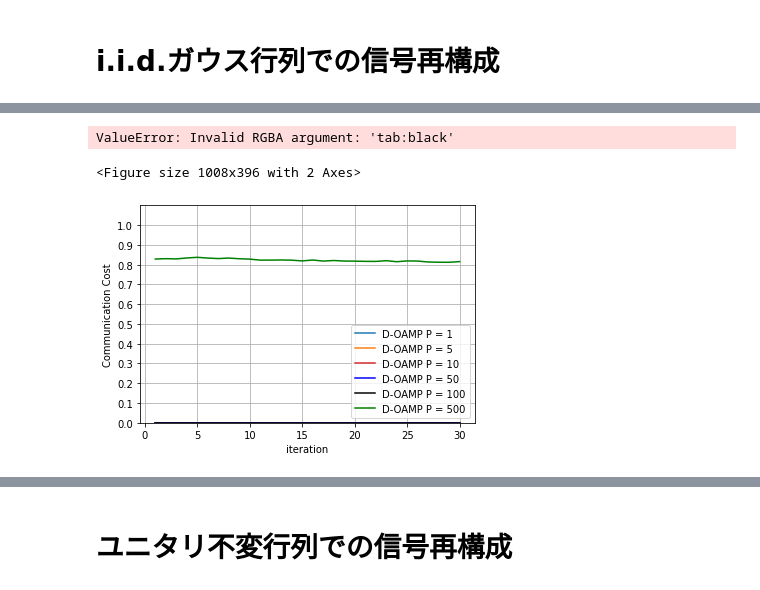
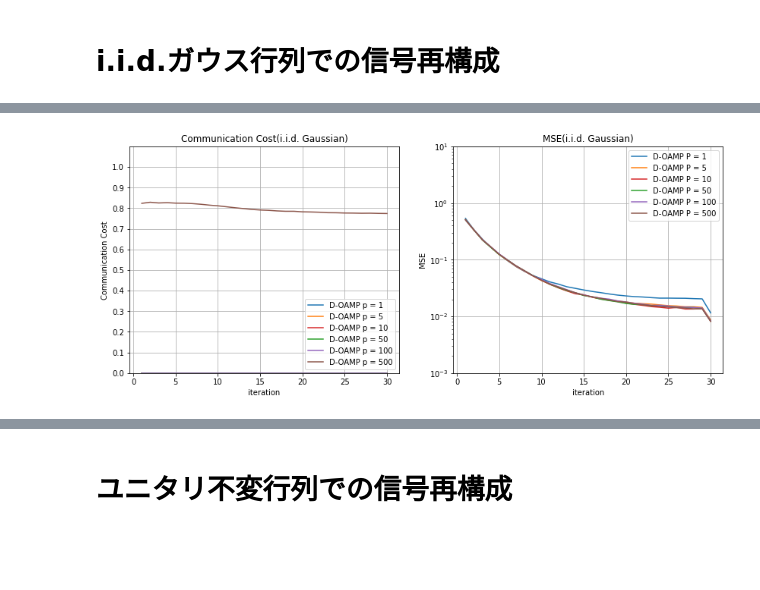
Before and after one commit to Qip21n0/Lassolver, a Jupyter notebook: examples/sample7.ipynb, the cells around one changed output, grey strips where cells are left out. Drawn from its saved outputs; the diff is of its cells as text; code cells hidden in the pictures; blank space fills up the shorter version.

```diff
--- a/examples/sample7.ipynb
+++ b/examples/sample7.ipynb
@@ -55,44 +53,17 @@ for i in range(lp):
 # %%
 plt.figure(figsize=(14, 5.5))
 
 plt.subplot(121)
 plt.title('Communication Cost(i.i.d. Gaussian)')
 for i in range(lp):
 	plt_CC(CommCost_iidG_doamp_mean[i], 'D-OAMP p = '+str(Ps[i]), T, N, Ps[i], color[i])
-""""
-plt_CC(CommCost_iidG_doamp_mean[0], 'D-OAMP P = 1', T, N, Ps[0], 'tab:blue')
-plt_CC(CommCost_iidG_doamp_mean[1], 'D-OAMP P = 5', T, N, Ps[1], 'tab:orange')
-plt_CC(CommCost_iidG_doamp_mean[2], 'D-OAMP P = 10', T, N, Ps[2], 'tab:red')
-plt_CC(CommCost_iidG_doamp_mean[3], 'D-OAMP P = 50', T, N, Ps[3], 'blue')
-plt_CC(CommCost_iidG_doamp_mean[4], 'D-OAMP P = 125', T, N, Ps[4], 'black')
-plt_CC(CommCost_iidG_doamp_mean[5], 'D-OAMP P = 250', T, N, Ps[5], 'green')
-"""
 plt.grid()
 
 
 plt.subplot(122)
 plt.title('MSE(i.i.d. Gaussian)')
 for i in range(lp):
 	plt_MSE(MSE_iidG_doamp_mean[i], 'D-OAMP P = '+str(Ps[i]), T, color[i])
-"""
-plt_MSE(MSE_iidG_doamp_mean[0], 'D-OAMP P = 1', T, 'tab:blue')
-plt_MSE(MSE_iidG_doamp_mean[1], 'D-OAMP P = 5', T, 'tab:orange')
-plt_MSE(MSE_iidG_doamp_mean[2], 'D-OAMP P = 10', T, 'tab:red')
-plt_MSE(MSE_iidG_doamp_mean[3], 'D-OAMP P = 50', T, 'blue')
-plt_MSE(MSE_iidG_doamp_mean[4], 'D-OAMP P = 125', T, 'black')
-plt_MSE(MSE_iidG_doamp_mean[5], 'D-OAMP P = 250', T, 'green',)
-"""
 plt.grid()
 # %% [output]
-ValueError: Invalid RGBA argument: 'tab:black'
-<Figure size 1008x396 with 2 Axes>
+[figure, added]
-# %%
-plt_CC(CommCost_iidG_doamp_mean[0], 'D-OAMP P = 1', T, N, Ps[0], 'tab:blue')
-plt_CC(CommCost_iidG_doamp_mean[1], 'D-OAMP P = 5', T, N, Ps[1], 'tab:orange')
-plt_CC(CommCost_iidG_doamp_mean[2], 'D-OAMP P = 10', T, N, Ps[2], 'tab:red')
-plt_CC(CommCost_iidG_doamp_mean[3], 'D-OAMP P = 50', T, N, Ps[3], 'blue')
-plt_CC(CommCost_iidG_doamp_mean[4], 'D-OAMP P = 100', T, N, Ps[4], 'black')
-plt_CC(CommCost_iidG_doamp_mean[5], 'D-OAMP P = 500', T, N, Ps[5], 'green')
-plt.grid()
-# %% [output]
-[figure, removed]
```
Also changed, not shown: parts of 22 cells of this notebook.
